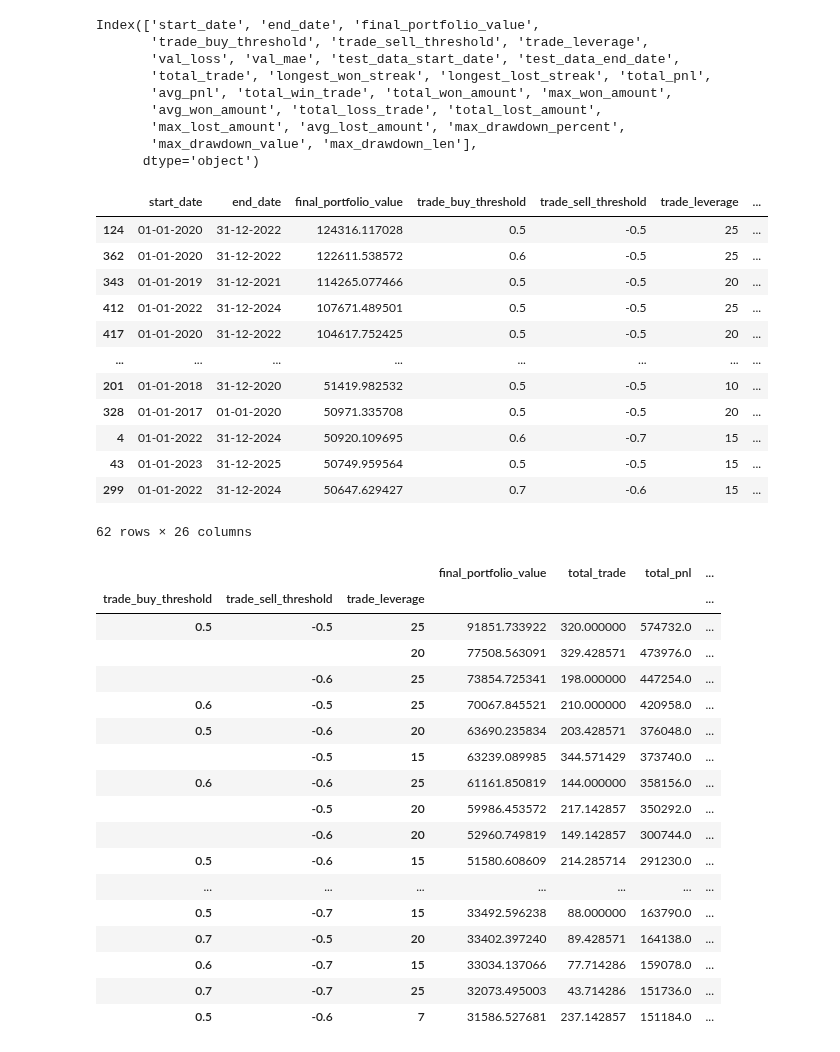
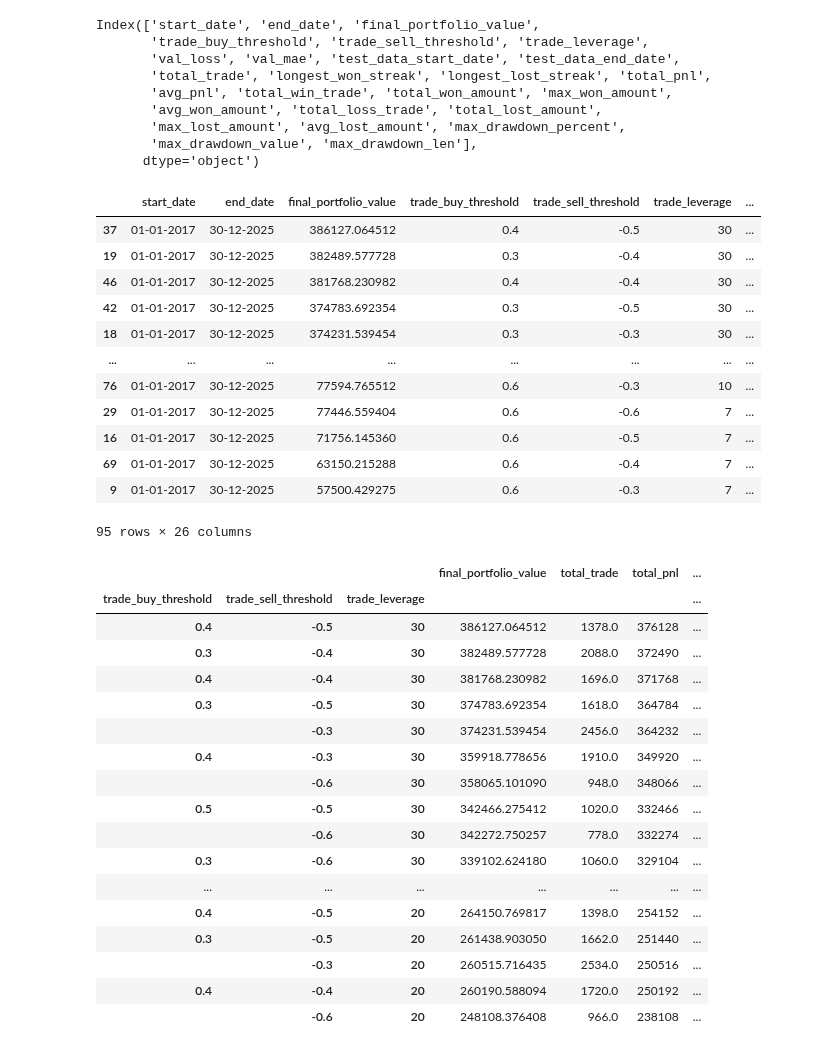
Before and after one commit to ifeLight/ml-bot, a Jupyter notebook: binance-multi-timeframe-grade-review.ipynb, the cells around one changed output. Saved outputs shown, nothing was run; the diff lists cells and outputs as text; code cells hidden in the pictures.

```diff
--- a/binance-multi-timeframe-grade-review.ipynb
+++ b/binance-multi-timeframe-grade-review.ipynb
@@ -494,7 +498,7 @@ trade_models = []
 db = initialize_firestore(project_id)
 trade_moldel_ref = db.collection('trade-models')
 trade_models_stream = (
-    trade_moldel_ref.where('version', '==', 'v1')
+    trade_moldel_ref.where('version', '==', 'v1_0_2')
     .where('symbol', '==', 'BTCUSDT')
     .where('exchange', '==', 'binance')
     .where('timeframe', '==', '15m')
@@ -644,21 +648,21 @@ Index(['start_date', 'end_date', 'final_portfolio_value',
        'max_drawdown_value', 'max_drawdown_len'],
       dtype='object')
 # %%
-trade_data.query('max_drawdown_percent < 20 and final_portfolio_value > 50000')
+trade_data.query('max_drawdown_percent < 40 and final_portfolio_value > 50000')
 # %% [output]
 |  | start_date | end_date | final_portfolio_value | trade_buy_threshold | trade_sell_threshold | trade_leverage | ... |
-| 124 | 01-01-2020 | 31-12-2022 | 124316.117028 | 0.5 | -0.5 | 25 | ... |
-| 362 | 01-01-2020 | 31-12-2022 | 122611.538572 | 0.6 | -0.5 | 25 | ... |
-| 343 | 01-01-2019 | 31-12-2021 | 114265.077466 | 0.5 | -0.5 | 20 | ... |
-| 412 | 01-01-2022 | 31-12-2024 | 107671.489501 | 0.5 | -0.5 | 25 | ... |
-| 417 | 01-01-2020 | 31-12-2022 | 104617.752425 | 0.5 | -0.5 | 20 | ... |
+| 37 | 01-01-2017 | 30-12-2025 | 386127.064512 | 0.4 | -0.5 | 30 | ... |
+| 19 | 01-01-2017 | 30-12-2025 | 382489.577728 | 0.3 | -0.4 | 30 | ... |
+| 46 | 01-01-2017 | 30-12-2025 | 381768.230982 | 0.4 | -0.4 | 30 | ... |
+| 42 | 01-01-2017 | 30-12-2025 | 374783.692354 | 0.3 | -0.5 | 30 | ... |
+| 18 | 01-01-2017 | 30-12-2025 | 374231.539454 | 0.3 | -0.3 | 30 | ... |
 | ... | ... | ... | ... | ... | ... | ... | ... |
-| 201 | 01-01-2018 | 31-12-2020 | 51419.982532 | 0.5 | -0.5 | 10 | ... |
-| 328 | 01-01-2017 | 01-01-2020 | 50971.335708 | 0.5 | -0.5 | 20 | ... |
-| 4 | 01-01-2022 | 31-12-2024 | 50920.109695 | 0.6 | -0.7 | 15 | ... |
-| 43 | 01-01-2023 | 31-12-2025 | 50749.959564 | 0.5 | -0.5 | 15 | ... |
-| 299 | 01-01-2022 | 31-12-2024 | 50647.629427 | 0.7 | -0.6 | 15 | ... |
+| 76 | 01-01-2017 | 30-12-2025 | 77594.765512 | 0.6 | -0.3 | 10 | ... |
+| 29 | 01-01-2017 | 30-12-2025 | 77446.559404 | 0.6 | -0.6 | 7 | ... |
+| 16 | 01-01-2017 | 30-12-2025 | 71756.145360 | 0.6 | -0.5 | 7 | ... |
+| 69 | 01-01-2017 | 30-12-2025 | 63150.215288 | 0.6 | -0.4 | 7 | ... |
+| 9 | 01-01-2017 | 30-12-2025 | 57500.429275 | 0.6 | -0.3 | 7 | ... |
-62 rows × 26 columns
+95 rows × 26 columns
 # %%
 top_performing_param = trade_data.groupby(['trade_buy_threshold', 'trade_sell_threshold', 'trade_leverage']).agg({
     'final_portfolio_value': 'mean',
@@ -676,22 +680,22 @@ top_performing_param
 # %% [output]
 |  |  |  | final_portfolio_value | total_trade | total_pnl | ... |
 | trade_buy_threshold | trade_sell_threshold | trade_leverage |  |  |  | ... |
-| 0.5 | -0.5 | 25 | 91851.733922 | 320.000000 | 574732.0 | ... |
-|  |  | 20 | 77508.563091 | 329.428571 | 473976.0 | ... |
-|  | -0.6 | 25 | 73854.725341 | 198.000000 | 447254.0 | ... |
-| 0.6 | -0.5 | 25 | 70067.845521 | 210.000000 | 420958.0 | ... |
-| 0.5 | -0.6 | 20 | 63690.235834 | 203.428571 | 376048.0 | ... |
-|  | -0.5 | 15 | 63239.089985 | 344.571429 | 373740.0 | ... |
-| 0.6 | -0.6 | 25 | 61161.850819 | 144.000000 | 358156.0 | ... |
-|  | -0.5 | 20 | 59986.453572 | 217.142857 | 350292.0 | ... |
-|  | -0.6 | 20 | 52960.749819 | 149.142857 | 300744.0 | ... |
-| 0.5 | -0.6 | 15 | 51580.608609 | 214.285714 | 291230.0 | ... |
+| 0.4 | -0.5 | 30 | 386127.064512 | 1378.0 | 376128 | ... |
+| 0.3 | -0.4 | 30 | 382489.577728 | 2088.0 | 372490 | ... |
+| 0.4 | -0.4 | 30 | 381768.230982 | 1696.0 | 371768 | ... |
+| 0.3 | -0.5 | 30 | 374783.692354 | 1618.0 | 364784 | ... |
+|  | -0.3 | 30 | 374231.539454 | 2456.0 | 364232 | ... |
+| 0.4 | -0.3 | 30 | 359918.778656 | 1910.0 | 349920 | ... |
+|  | -0.6 | 30 | 358065.101090 | 948.0 | 348066 | ... |
+| 0.5 | -0.5 | 30 | 342466.275412 | 1020.0 | 332466 | ... |
+|  | -0.6 | 30 | 342272.750257 | 778.0 | 332274 | ... |
+| 0.3 | -0.6 | 30 | 339102.624180 | 1060.0 | 329104 | ... |
 | ... | ... | ... | ... | ... | ... | ... |
-| 0.5 | -0.7 | 15 | 33492.596238 | 88.000000 | 163790.0 | ... |
-| 0.7 | -0.5 | 20 | 33402.397240 | 89.428571 | 164138.0 | ... |
-| 0.6 | -0.7 | 15 | 33034.137066 | 77.714286 | 159078.0 | ... |
-| 0.7 | -0.7 | 25 | 32073.495003 | 43.714286 | 151736.0 | ... |
-| 0.5 | -0.6 | 7 | 31586.527681 | 237.142857 | 151184.0 | ... |
+| 0.4 | -0.5 | 20 | 264150.769817 | 1398.0 | 254152 | ... |
+| 0.3 | -0.5 | 20 | 261438.903050 | 1662.0 | 251440 | ... |
+|  | -0.3 | 20 | 260515.716435 | 2534.0 | 250516 | ... |
+| 0.4 | -0.4 | 20 | 260190.588094 | 1720.0 | 250192 | ... |
+|  | -0.6 | 20 | 248108.376408 | 966.0 | 238108 | ... |
 # %%
 top_performing_param.sort_values(by='max_drawdown_value', ascending=True) # lesser drawdown
 # %% [output]
```
Also changed, not shown: parts of 11 cells of this notebook.
